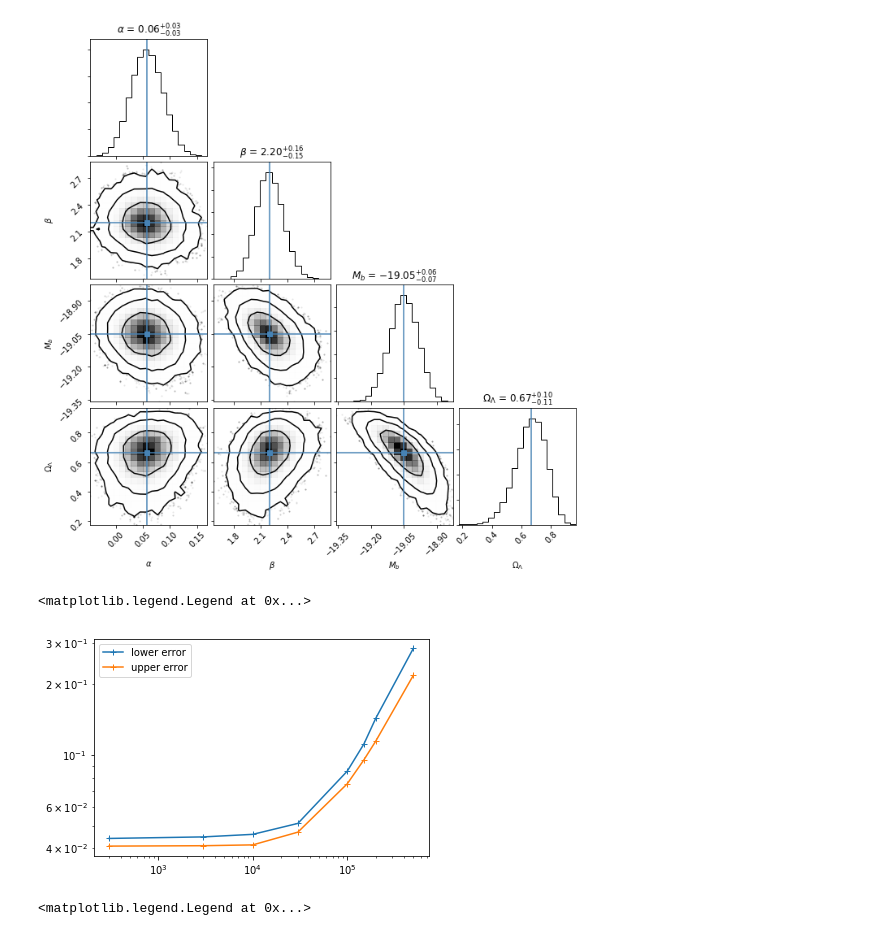
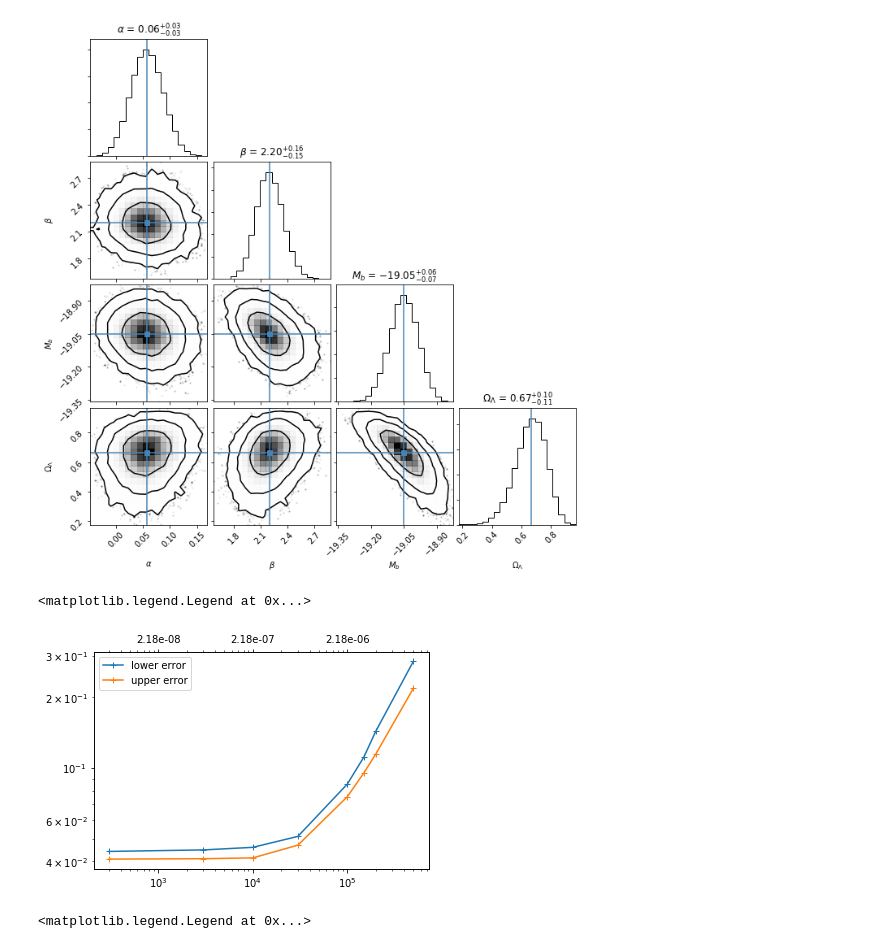
Before and after one commit to OriolAbril/cosmology, a Jupyter notebook: project.ipynb, the cells around one changed output. Cells and saved outputs as stored; diff of their text form; code cells hidden in the pictures.

Commit message:
Improved peculiar velocities plot

```diff
--- a/project.ipynb
+++ b/project.ipynb
@@ -700,22 +700,34 @@ fig = corner.corner(samples_xerr, labels=[r"$\alpha$", r"$\beta$", r"$M_b$", r"$
 np.savetxt('samples/samples_flat_xerr_vsn{:.0f}.dat'.format(sigma_vsn),samples_xerr)
 # %%
 sigma_vsns = np.array([300, 3000, 10000, 30000, 100000, 150000, 200000, 500000])
+sigma2_z_bar = np.empty_like(sigma_vsns,dtype=float)
 e_down = np.empty_like(sigma_vsns,dtype=float)
 e_up = np.empty_like(sigma_vsns,dtype=float)
 
 for i,sigma_vsn in enumerate(sigma_vsns):
     samples_xerr = np.loadtxt('samples/samples_flat_xerr_vsn{:.0f}.dat'.format(sigma_vsn))
+    sigma2_z_bar[i] = np.mean(((1+SNe_df['z'])/const.c*1000)**2*sigma_vsn**2)
     q16, q50, q84 = np.percentile(samples_xerr[:,-1], [16,50,84], axis = 0)
     e_down[i] = q50-q16
     e_up[i] = q84-q50
-# %%
-plt.figure()
-plt.loglog(sigma_vsns,e_down,'+-',label='lower error')
-plt.loglog(sigma_vsns,e_up,'+-',label='upper error')
-plt.legend()
-# %% [output]
-<matplotlib.legend.Legend at 0x...>
-[figure, removed]
+# %%
+fig = plt.figure()
+ax1 = fig.add_subplot(111,xscale='log',yscale='log')
+ax2 = ax1.twiny()
+ax2.set_xscale('log')
+
+ax1.plot(sigma_vsns,e_down,'+-',label='lower error')
+ax1.plot(sigma_vsns,e_up,'+-',label='upper error')
+
+ax2.set_xlim(ax1.get_xlim())
+xticks = np.array([1e3, 1e4,1e5]) # ax1.get_xticks()
+ax2.set_xticks(xticks)
+ax2.set_xticklabels(['{:.2e}'.format(s) for s in xticks*np.mean(((1+SNe_df['z'])/const.c*1000)**2)])
+
+ax1.legend()
+# %% [output]
+<matplotlib.legend.Legend at 0x...>
+[figure, added]
 # %%
 sigma_vsns = np.array([300, 3000, 10000, 30000, 100000, 150000, 200000, 500000])
 sigma_vsns = sigma_vsns[[0,1,3,5,-1]]
```
